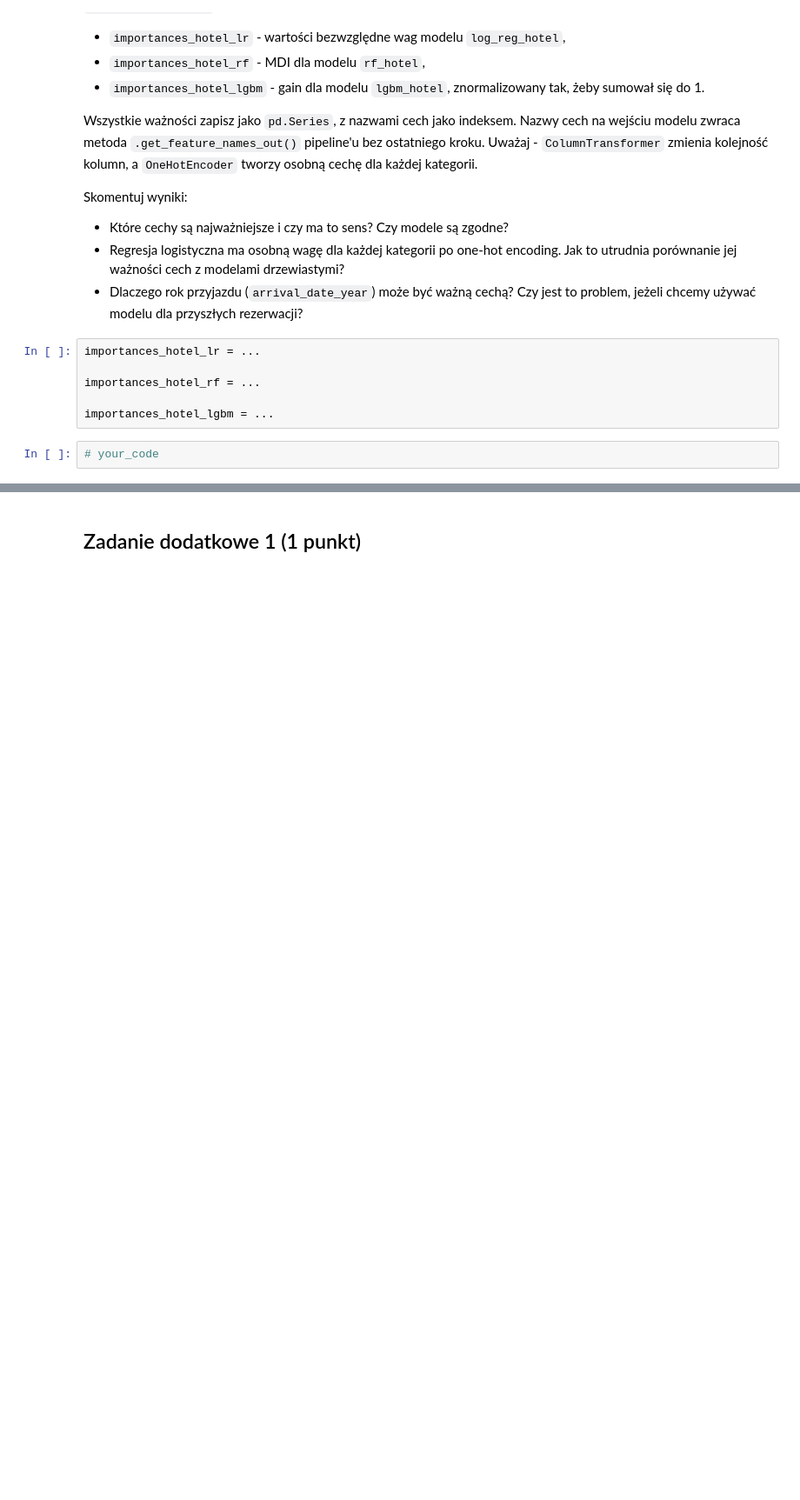
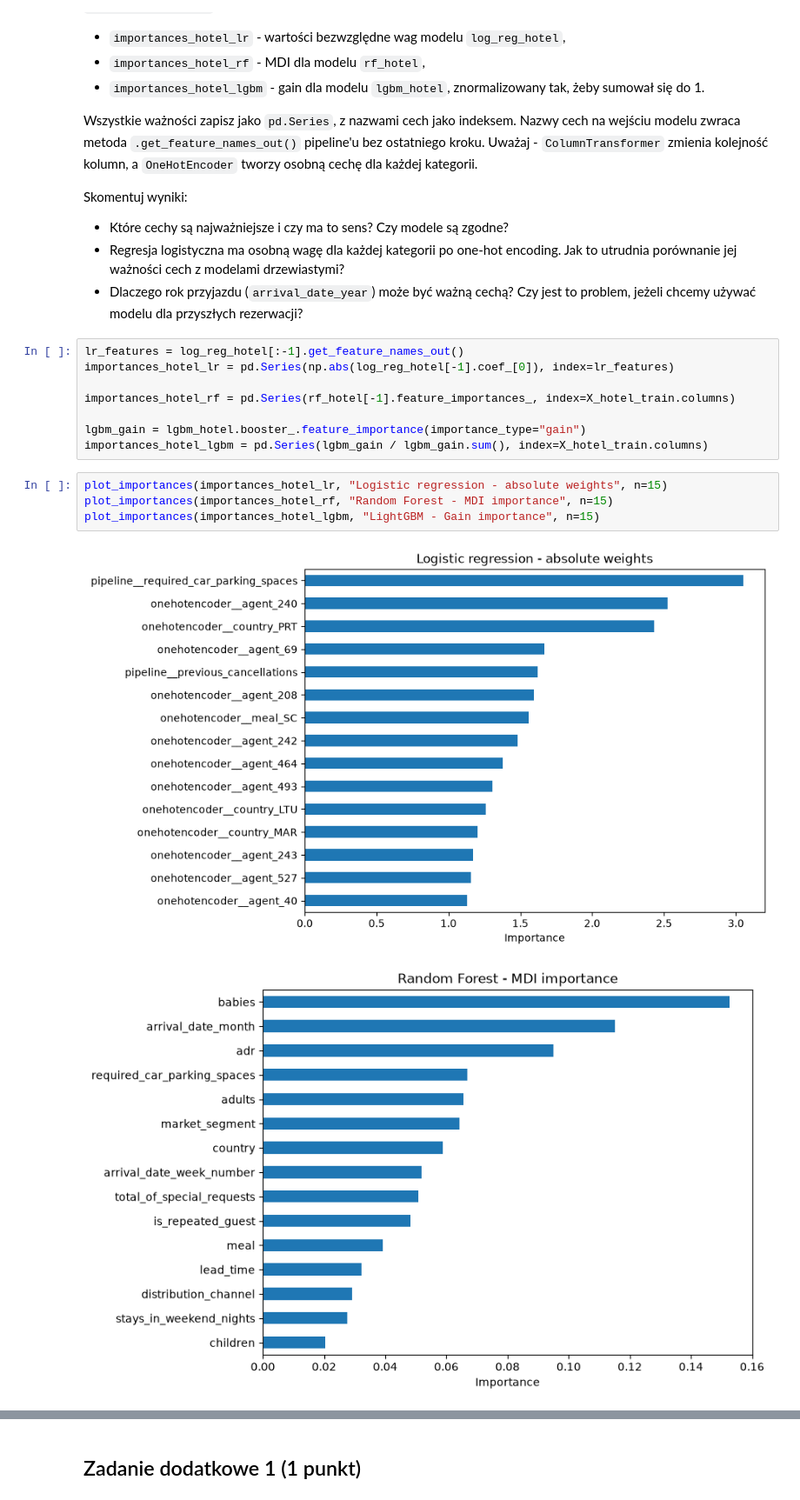
Before and after one commit to kassimma123/fundamentals-of-artificial-intelligence, a Jupyter notebook: lab2/lab_2.ipynb, the cells around one changed output, grey strips where cells are left out. Shown at 87% size. Cells and saved outputs as stored; diff of their text form; blank space fills up the shorter version.

```diff
--- a/lab2/lab_2.ipynb
+++ b/lab2/lab_2.ipynb
@@ -1332,11 +1690,18 @@ Skomentuj wyniki:
 - Które cechy są najważniejsze i czy ma to sens? Czy modele są zgodne?
 - Regresja logistyczna ma osobną wagę dla każdej kategorii po one-hot encoding. Jak to utrudnia porównanie jej ważności cech z modelami drzewiastymi?
 - Dlaczego rok przyjazdu (`arrival_date_year`) może być ważną cechą? Czy jest to problem, jeżeli chcemy używać modelu dla przyszłych rezerwacji?
-# %%
-importances_hotel_lr = ...
-
-importances_hotel_rf = ...
-
-importances_hotel_lgbm = ...
-# %%
-# your_code
+# %%
+lr_features = log_reg_hotel[:-1].get_feature_names_out()
+importances_hotel_lr = pd.Series(np.abs(log_reg_hotel[-1].coef_[0]), index=lr_features)
+
+importances_hotel_rf = pd.Series(rf_hotel[-1].feature_importances_, index=X_hotel_train.columns)
+
+lgbm_gain = lgbm_hotel.booster_.feature_importance(importance_type="gain")
+importances_hotel_lgbm = pd.Series(lgbm_gain / lgbm_gain.sum(), index=X_hotel_train.columns)
+# %%
+plot_importances(importances_hotel_lr, "Logistic regression - absolute weights", n=15)
+plot_importances(importances_hotel_rf, "Random Forest - MDI importance", n=15)
+plot_importances(importances_hotel_lgbm, "LightGBM - Gain importance", n=15)
+# %% [output]
+[figure, added]
+[figure, added]
```
Also changed, not shown: parts of 71 cells of this notebook, 8 other files.
